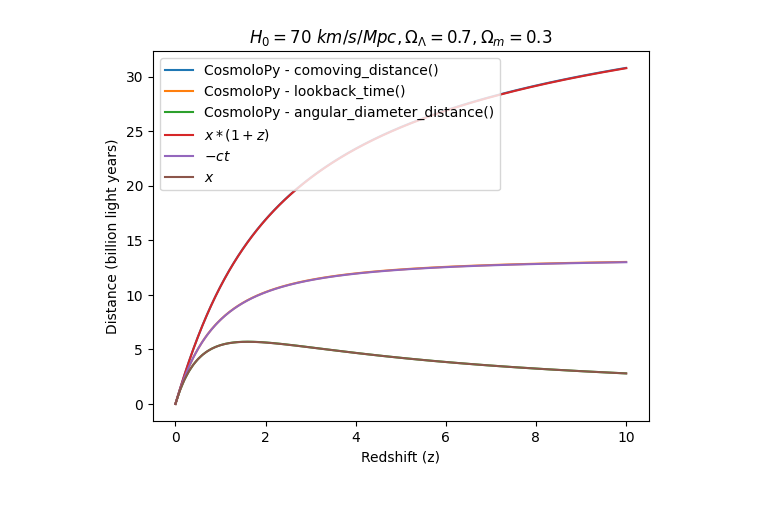
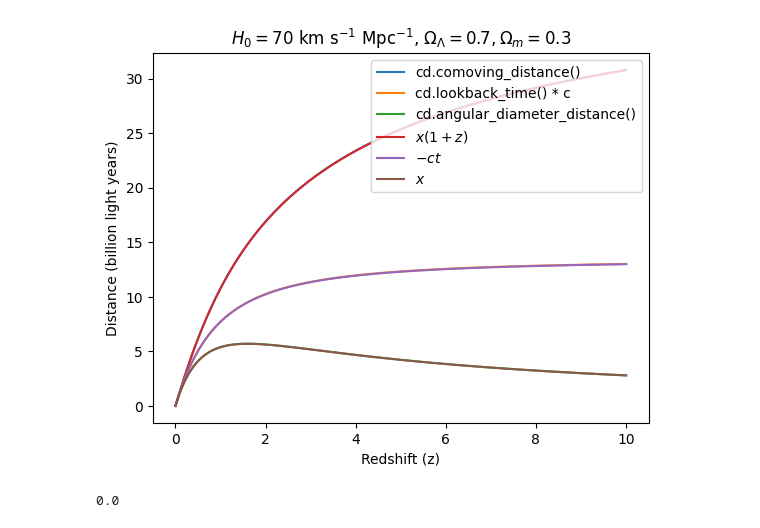
Before and after one commit to mikehelland/hubbles-law, a Jupyter notebook: other/python/cosmodistance.ipynb, the cells around one changed output. Drawn from its saved outputs; the diff is of its cells as text; code cells hidden in the pictures; blank space fills up the shorter version.

```diff
--- a/other/python/cosmodistance.ipynb
+++ b/other/python/cosmodistance.ipynb
@@ -2,4 +2,4 @@
 H0km = 70
 ΩΛ = 0.7
 Ωm = 0.3
-Ωk = 1 - ΩΛ - Ωm
+Ωk = 1 - Ωm - ΩΛ
@@ -34,3 +6,30 @@ while z < 10:
+# %%
+import math
+data = []
+
+H0 = H0km / 3.08e19 * 60 * 60 * 24 * 365 * 1e6
+H = H0
+a = 1
+c = 1
+t = 0
+x = 0
+
+while 1/a - 1 < 10:
+    t -= 1
+    x += c - H * x
+    a -= H * a
+
+    H = H0 * (Ωm * a**-3 + ΩΛ + Ωk * a**-2)**0.5
+
+    k = abs(Ωk)**0.5 * x / a
+    if Ωk < 0:
+        xk = 1/H0 * math.sin(k * H0) / k * x
+    elif Ωk > 0:
+        xk = 1/H0 * math.sinh(k * H0) / k * x
+    else:
+        xk = x
+
+    data.append([1/a - 1, -t, xk, x / a])
 # %%
 import cosmolopy.distance as cd
 cosmo = {'omega_M_0' : Ωm, 'omega_lambda_0' : ΩΛ, 'h' : H0km/100}
@@ -51,32 +50,36 @@ while z < 10:
 # %%
 import matplotlib.pyplot as plt
 
 dataz = [row[0] for row in data]
 dataT = [row[1]/1000 for row in data]
 dataA = [row[2]/1000 for row in data]
 dataC = [row[3]/1000 for row in data]
 
 dataz2 = [row[0] for row in data2]
 dataT2 = [row[1]/1000 for row in data2]
 dataA2 = [row[2]/1000 for row in data2]
 dataC2 = [row[3]/1000 for row in data2]
 
 #plt.figure(figsize=(10,8))
 
-plt.plot(dataz2, dataC2, label = "CosmoloPy - comoving_distance()")
-plt.plot(dataz2, dataT2, label = "CosmoloPy - lookback_time()")
-plt.plot(dataz2, dataA2, label = "CosmoloPy - angular_diameter_distance()")
+plt.plot(dataz2, dataC2, label = "cd.comoving_distance()")
+plt.plot(dataz2, dataT2, label = "cd.lookback_time() * c")
+plt.plot(dataz2, dataA2, label = "cd.angular_diameter_distance()")
 
-plt.plot(dataz, dataC, label = "$x * (1+z)$")
+plt.plot(dataz, dataC, label = "$x (1+z)$")
 plt.plot(dataz, dataT, label = "$-ct$")
 plt.plot(dataz, dataA, label = "$x$")
 
-plt.title("$H_0 = " + str(H0km) + "~km/s/Mpc, \Omega_\Lambda =" + str(ΩΛ) + ", \Omega_m = " + str(Ωm) + "$")
+plt.title("$H_0 = " + str(H0km) + "$ km s$^{-1}$ Mpc$^{-1}$, $\Omega_\Lambda =" + str(ΩΛ) + ", \Omega_m = " + str(Ωm) + "$")
 plt.xlabel("Redshift (z)")
 plt.ylabel("Distance (billion light years)")
 plt.legend()
 
-#plt.savefig('cp4.png',  bbox_inches='tight')
+plt.savefig('cp4.png',  bbox_inches='tight')
 plt.show()
 # %% [output]
-[figure, old version]
+[figure, new version]
+# %%
+1 - 0.3 - 0.7
+# %% [output]
+0.0
```
Also changed, not shown: parts of 1 cell of this notebook, 34 other files.
